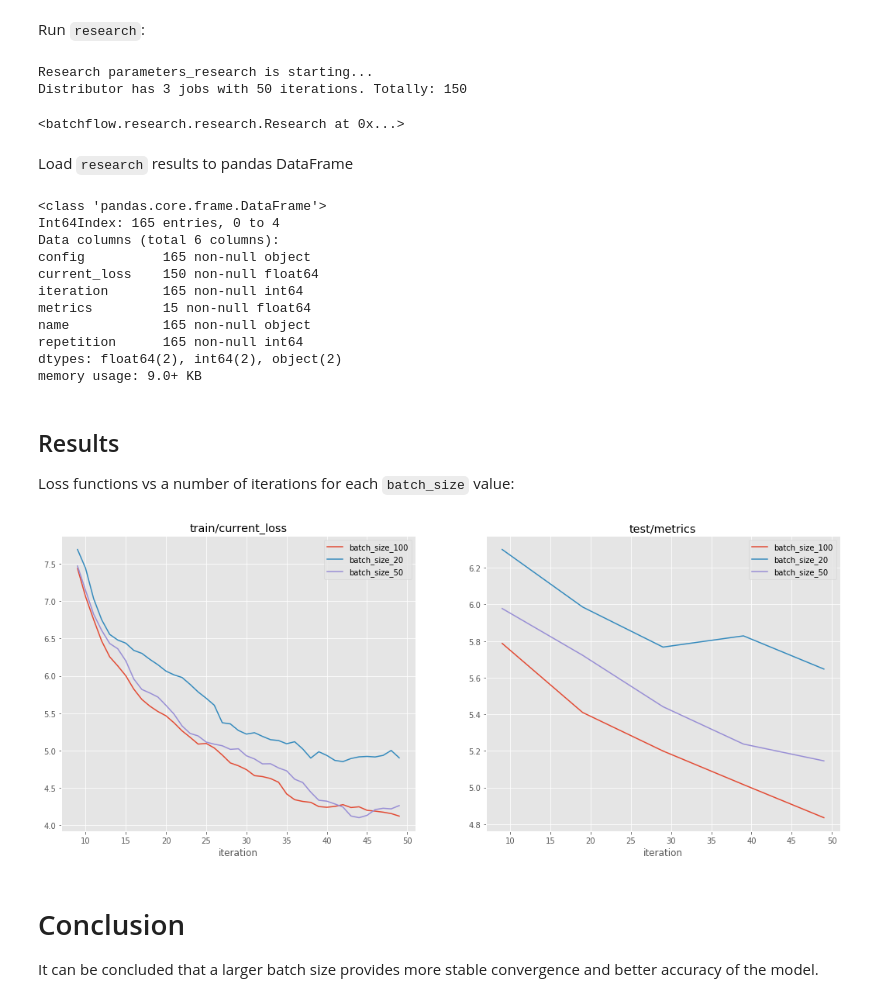
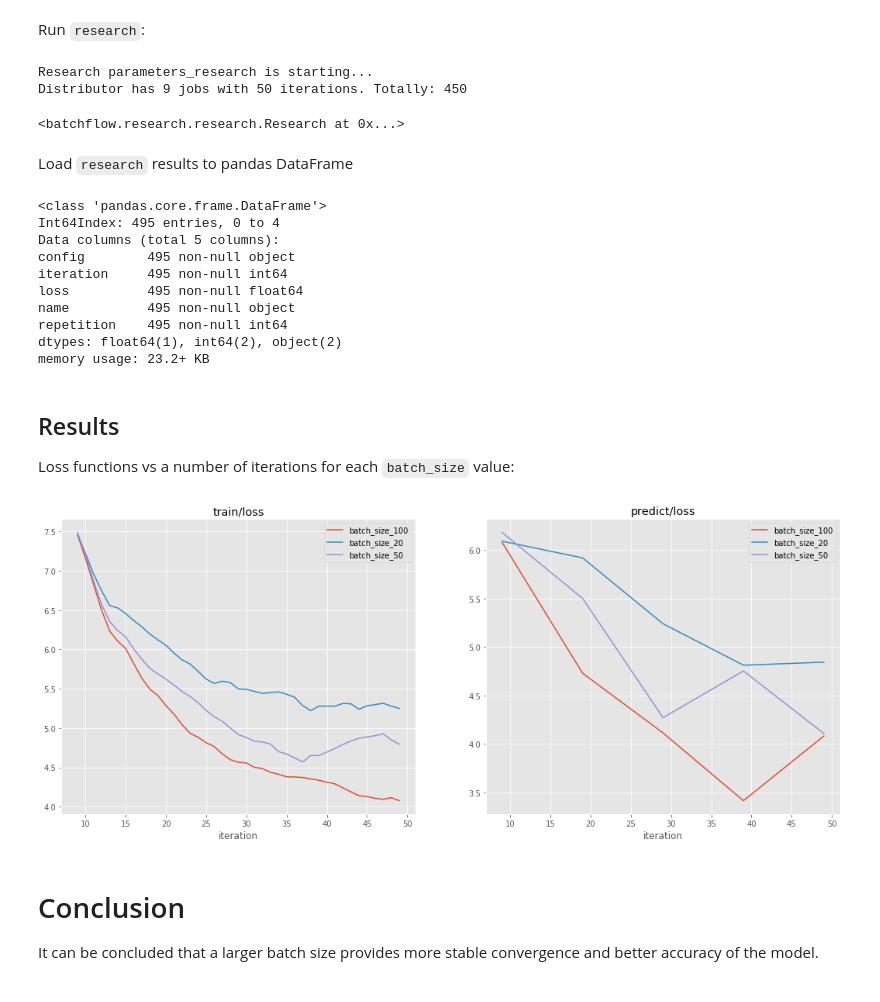
Before and after one commit to gazprom-neft/standards, a Jupyter notebook: model_description/regression_model/parameters_estimation.ipynb, the cells around one changed output. Drawn from its saved outputs; the diff is of its cells as text; code cells hidden in the pictures.

Commit message:
removed unnecessary functions

```diff
--- a/model_description/regression_model/parameters_estimation.ipynb
+++ b/model_description/regression_model/parameters_estimation.ipynb
@@ -47,21 +47,19 @@ model_config={'inputs/images/shape': B("image_shape"),
 Create training and test pipelines
 # %%
 train_template = (Pipeline()
-                  .init_variable('current_loss')
+                  .init_variable('loss')
                   .init_model('dynamic', ResNet18, 'resnet', config=model_config)
                   .sample_images(128, max_r=24)
                   .train_model('resnet', fetches='loss', images=B('images'), labels=B('labels'),
-                               save_to=V('current_loss'))
+                               save_to=V('loss'))
                   .run(C('batch_size'), n_epochs=None, lazy=True))
 
 predict_template = (Pipeline()
                    .import_model('resnet', C('import_from'))
-                   .init_variable('predictions', init_on_each_run=list)
-                   .init_variable('targets', init_on_each_run=list)
+                   .init_variable('loss', init_on_each_run=list)
                    .sample_images(128, max_r=24)
-                   .update(V('targets', mode='e'), B('labels'))
-                   .predict_model('resnet', fetches='predictions', images=B('images'), labels=B('labels'),
-                                  save_to=V('predictions', mode='e'))
+                   .predict_model('resnet', fetches='loss', images=B('images'), labels=B('labels'),
+                                  save_to=V('loss', mode='w'))
                    .run(20, n_epochs=1, lazy=True))
 # %% [markdown]
 ## Creating a research object
@@ -76,18 +74,16 @@ test_ppl = (predict_template << imset)
 opts = Option('batch_size', [20, 50, 100])
 
 research = (Research()
-            .add_pipeline(train_ppl, variables='current_loss', name='train')
-            .add_pipeline(test_ppl, execute=10, name='predict', run=True, import_from='train')
-            .add_function(get_mse, returns='metrics', name='test',
-                      execute=10, pipeline='predict')
+            .add_pipeline(train_ppl, variables='loss', name='train')
+            .add_pipeline(test_ppl, variables='loss', execute=10, name='predict', run=True, import_from='train')
             .add_grid(opts))
 # %% [markdown]
 Run `research`:
 # %%
-research.run(n_reps=1, n_iters=50, name='parameters_research', bar=True, workers=2, gpu=[1, 2])
+research.run(n_reps=3, n_iters=50, name='parameters_research', bar=True, workers=2, gpu=[6,7])
 # %% [output]
 Research parameters_research is starting...
-Distributor has 3 jobs with 50 iterations. Totally: 150
+Distributor has 9 jobs with 50 iterations. Totally: 450
 <batchflow.research.research.Research at 0x...>
 # %% [markdown]
 Load `research` results to pandas DataFrame
@@ -96,26 +92,25 @@ df = research.load_results(use_alias=True)
 df.info()
 # %% [output]
 <class 'pandas.core.frame.DataFrame'>
-Int64Index: 165 entries, 0 to 4
-Data columns (total 6 columns):
-config          165 non-null object
-current_loss    150 non-null float64
-iteration       165 non-null int64
-metrics         15 non-null float64
-name            165 non-null object
-repetition      165 non-null int64
-dtypes: float64(2), int64(2), object(2)
-memory usage: 9.0+ KB
+Int64Index: 495 entries, 0 to 4
+Data columns (total 5 columns):
+config        495 non-null object
+iteration     495 non-null int64
+loss          495 non-null float64
+name          495 non-null object
+repetition    495 non-null int64
+dtypes: float64(1), int64(2), object(2)
+memory usage: 23.2+ KB
 # %% [markdown]
 ## Results
 
 Loss functions vs a number of iterations for each `batch_size` value:
 # %%
-show_research(df, layout=['train/current_loss', 'test/metrics'],
+show_research(df, layout=['train/loss', 'predict/loss'],
               average_repetitions=True, log_scale=[True, True],
               rolling_window=[10, None])
 # %% [output]
-[figure, old version]
+[figure, new version]
 # %% [markdown]
 # Conclusion
 
```
Also changed, not shown: parts of 1 cell of this notebook, 1 other file.
